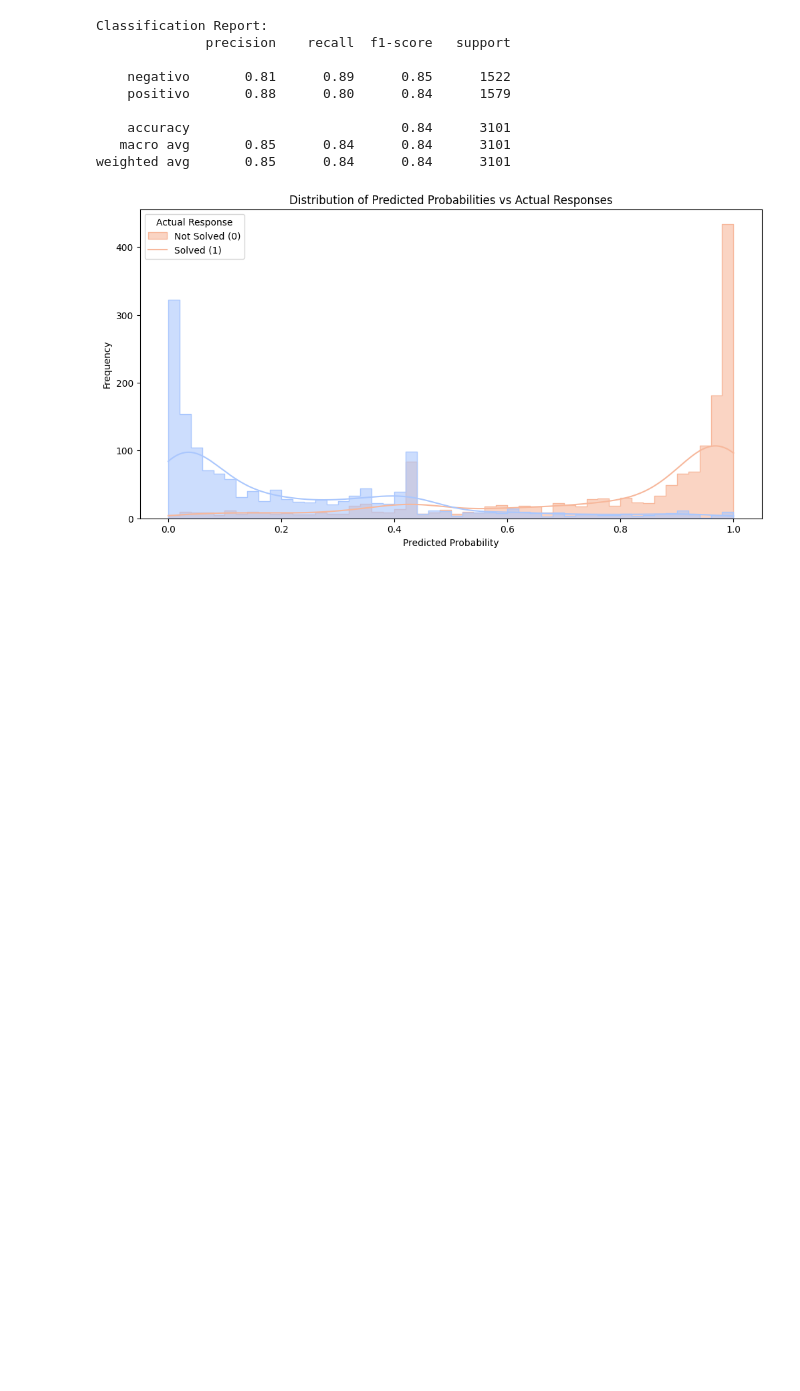
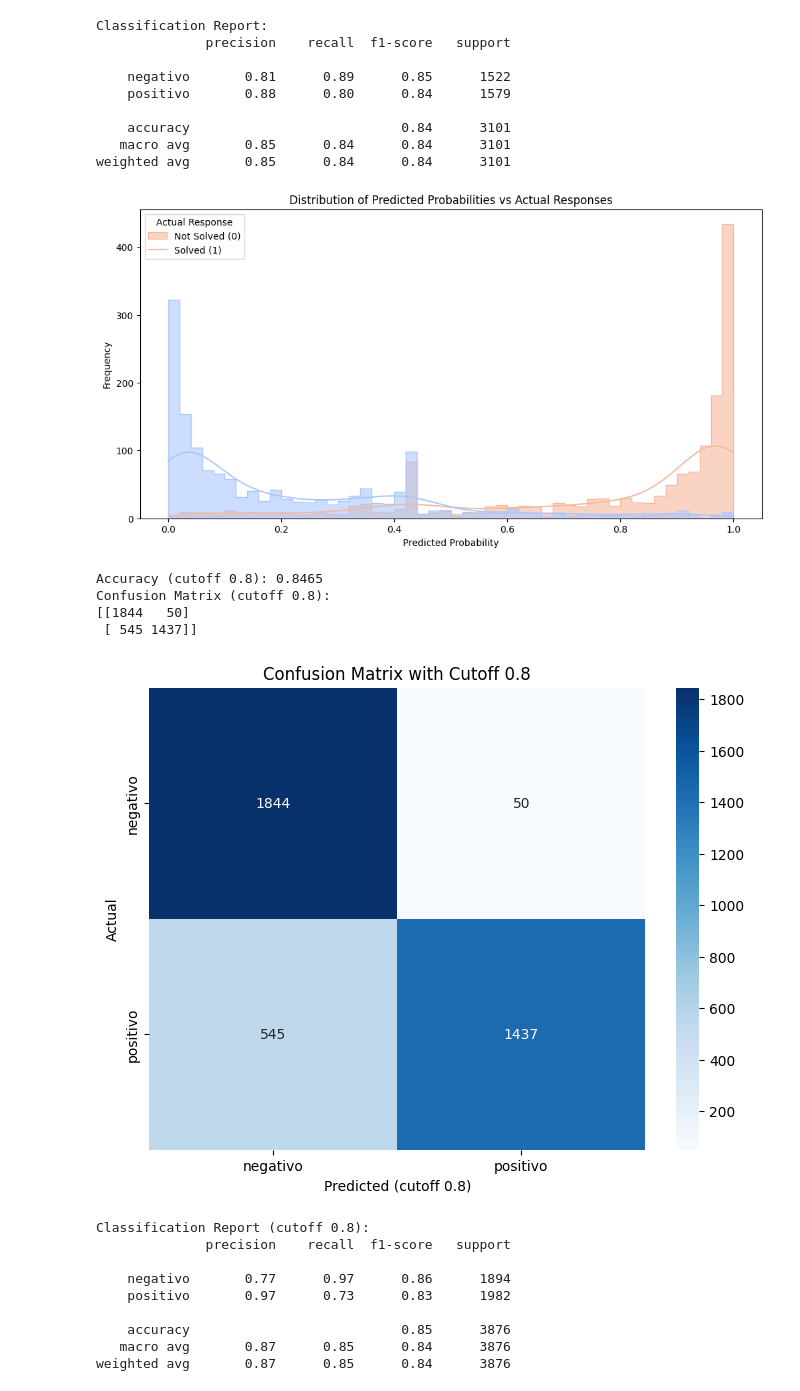
Before and after one commit to isadays/NLP, a Jupyter notebook: Modelo.ipynb, the cells around one changed output. Drawn from its saved outputs; the diff is of its cells as text; code cells hidden in the pictures; blank space fills up the shorter version.

```diff
--- a/Modelo.ipynb
+++ b/Modelo.ipynb
@@ -813,3 +813,59 @@ Classification Report:
    macro avg       0.85      0.84      0.84      3101
 weighted avg       0.85      0.84      0.84      3101
 [figure]
+# %%
+import pandas as pd
+import numpy as np
+from sklearn.feature_extraction.text import TfidfVectorizer
+from sklearn.model_selection import train_test_split
+from sklearn.preprocessing import LabelEncoder
+from sklearn.metrics import (
+    accuracy_score, confusion_matrix, roc_curve, roc_auc_score, classification_report
+)
+import xgboost as xgb
+import matplotlib.pyplot as plt
+import seaborn as sns
+
+# Predict probabilities for the positive class (class 1)
+y_pred_proba = xgboost.predict_proba(X_test)[:, 1]
+
+# Apply a cutoff threshold of 0.8
+cutoff = 0.8
+y_pred_cutoff = (y_pred_proba >= cutoff).astype(int)
+
+# Calculate accuracy with the new threshold
+accuracy_cutoff = accuracy_score(y_test, y_pred_cutoff)
+print(f"Accuracy (cutoff 0.8): {accuracy_cutoff:.4f}")
+
+# Confusion Matrix with the cutoff
+cm_cutoff = confusion_matrix(y_test, y_pred_cutoff)
+print("Confusion Matrix (cutoff 0.8):")
+print(cm_cutoff)
+
+# Plot the Confusion Matrix
+plt.figure(figsize=(8, 6))
+sns.heatmap(cm_cutoff, annot=True, fmt="d", cmap="Blues",
+            xticklabels=label_encoder.classes_, yticklabels=label_encoder.classes_)
+plt.xlabel("Predicted (cutoff 0.8)")
+plt.ylabel("Actual")
+plt.title("Confusion Matrix with Cutoff 0.8")
+plt.show()
+
+# Classification Report with the cutoff
+print("Classification Report (cutoff 0.8):")
+print(classification_report(y_test, y_pred_cutoff, target_names=label_encoder.classes_))
+# %% [output]
+Accuracy (cutoff 0.8): 0.8465
+Confusion Matrix (cutoff 0.8):
+[[1844   50]
+ [ 545 1437]]
+[figure, added]
+Classification Report (cutoff 0.8):
+              precision    recall  f1-score   support
+
+    negativo       0.77      0.97      0.86      1894
+    positivo       0.97      0.73      0.83      1982
+
+    accuracy                           0.85      3876
+   macro avg       0.87      0.85      0.84      3876
+weighted avg       0.87      0.85      0.84      3876
```
Also changed, not shown: parts of 8 cells of this notebook, 1 other file.
